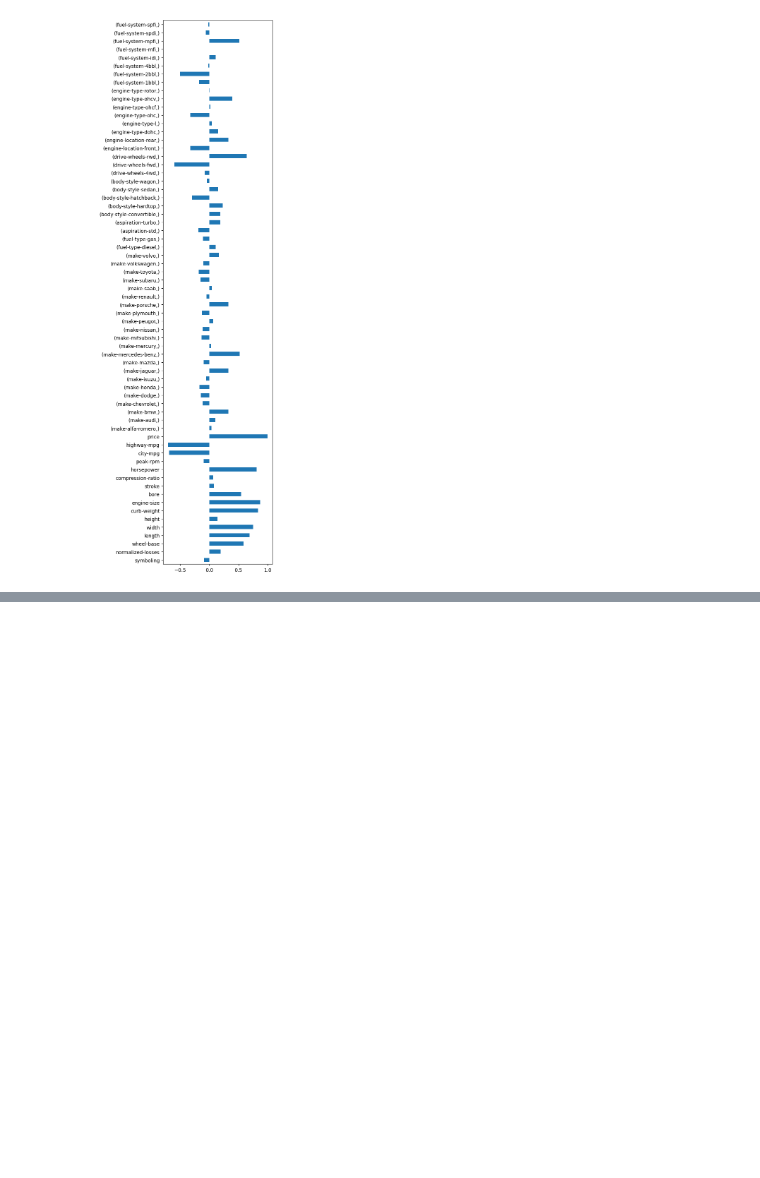
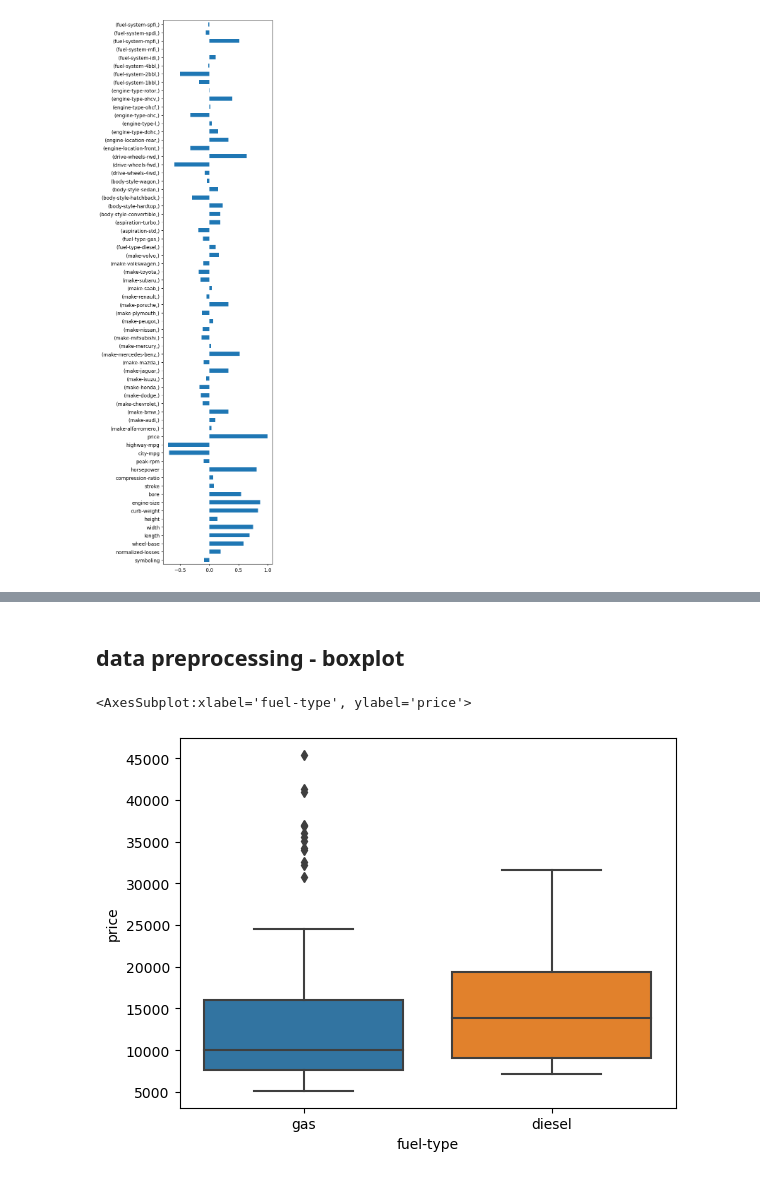
Before and after one commit to ChauserMondieu/machine_learning, a Jupyter notebook: explores/data_preprocessing.ipynb, the cells around one changed output, grey strips where cells are left out. Saved outputs shown, nothing was run; the diff lists cells and outputs as text; code cells hidden in the pictures; blank space fills up the shorter version.

Commit message:
1114 working ondata preprocessing

```diff
--- a/explores/data_preprocessing.ipynb
+++ b/explores/data_preprocessing.ipynb
@@ -214,0 +247,9 @@ plt.show()
+# %% [markdown]
+## data preprocessing - boxplot
+# %%
+import seaborn as sns
+
+sns.boxplot(y='price', x='fuel-type', data = df)
+# %% [output]
+<AxesSubplot:xlabel='fuel-type', ylabel='price'>
+[figure, added]
```
Also changed, not shown: parts of 9 cells of this notebook, 1 other file.
